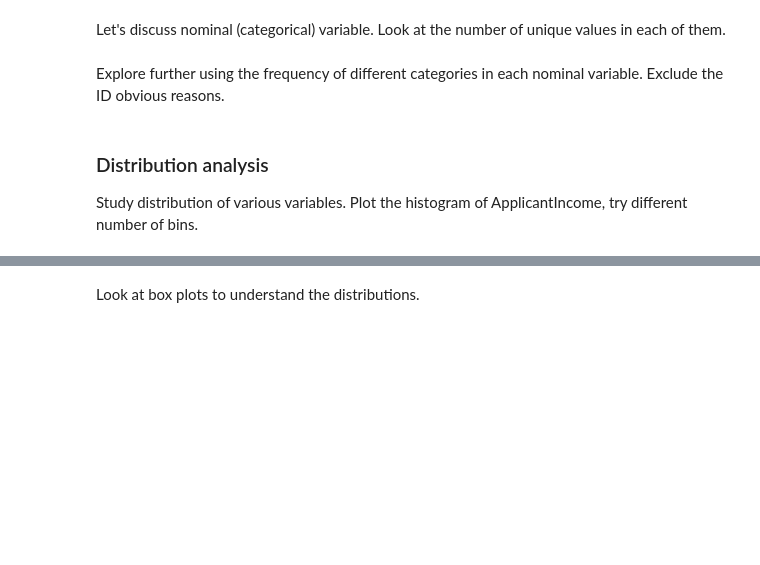
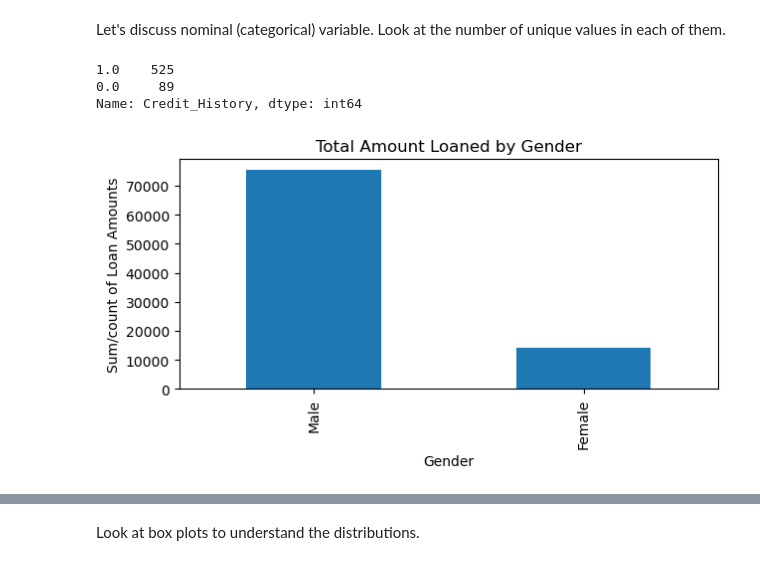
Before and after one commit to KaminiNayyar/project_Deployment, a Jupyter notebook: notebooks/instructions.ipynb, the cells around one changed output, grey strips where cells are left out. Saved outputs shown, nothing was run; the diff lists cells and outputs as text; code cells hidden in the pictures; blank space fills up the shorter version.

```diff
--- a/notebooks/instructions.ipynb
+++ b/notebooks/instructions.ipynb
@@ -51,6 +55,12 @@ Let's do some basic data exploration here and come up with some inferences about
 import pandas as pd
 import numpy as np
 from matplotlib import pyplot as plt
+from sklearn.model_selection import train_test_split
+from sklearn.metrics import f1_score
+from sklearn.model_selection import GridSearchCV
+from sklearn.tree import DecisionTreeClassifier
+from sklearn.linear_model import LogisticRegression
+from sklearn.ensemble import RandomForestClassifier
 
-df = pd.read_csv("<data_path_here>")
+df = pd.read_csv("/Users/kamininayyar/Downloads/data.csv")
 df.head()
@@ -60,0 +142,10 @@ Look at some basic statistics for numerical variables.
+# %%
+# let's fill values
+df['Credit_History'] = df['Credit_History'].fillna(df['Credit_History'].dropna().mode().values[0])
+df['Self_Employed'] = df['Self_Employed'].fillna(df['Self_Employed'].dropna().mode().values[0])
+df['LoanAmount'] = df['LoanAmount'].fillna(df['LoanAmount'].dropna().median())
+df['Dependents'] = df['Dependents'].fillna(df['Dependents'].dropna().mode().values[0])
+df['Loan_Amount_Term'] = df['Loan_Amount_Term'].fillna(df['Loan_Amount_Term'].dropna().mode().values[0])
+df['Gender'] = df['Gender'].fillna(df['Gender'].dropna().mode().values[0])
+df['Married'] = df['Married'].fillna(df['Married'].dropna().mode().values[0])
+df.isnull().sum()
@@ -64,9 +179,20 @@ Look at some basic statistics for numerical variables.
 3. Tip: Can you see a possible skewness in the data by comparing the mean to the median, i.e. the 50% figure of a feature.
 # %% [markdown]
 Let's discuss nominal (categorical) variable. Look at the number of unique values in each of them.
-# %% [markdown]
-Explore further using the frequency of different categories in each nominal variable. Exclude the ID obvious reasons.
-# %% [markdown]
-### Distribution analysis
-
-Study distribution of various variables. Plot the histogram of ApplicantIncome, try different number of bins.
+# %%
+df.Credit_History.value_counts()
+# %% [output]
+1.0    525
+0.0     89
+Name: Credit_History, dtype: int64
+# %%
+plt.figure(figsize=(7, 3))
+df.groupby('Gender').LoanAmount.sum().sort_values(ascending=False).plot.bar() #count()
+plt.title('Total Amount Loaned by Gender', fontsize=12)
+plt.xlabel('Gender', fontsize=10)
+plt.ylabel('Sum/count of Loan Amounts', fontsize=10)
+plt.rc('xtick',labelsize=10)
+plt.rc('ytick',labelsize=8)
+plt.show()
+# %% [output]
+[figure, added]
```
Also changed, not shown: parts of 54 cells of this notebook, 4 other files.
